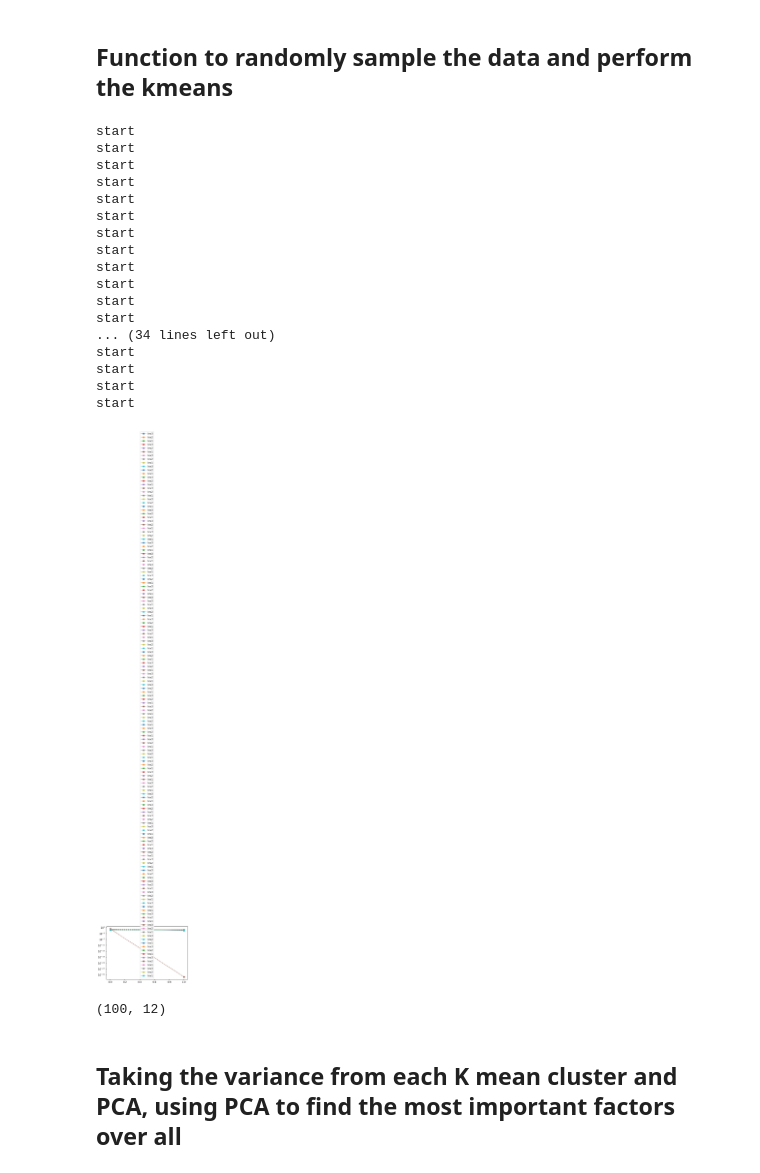
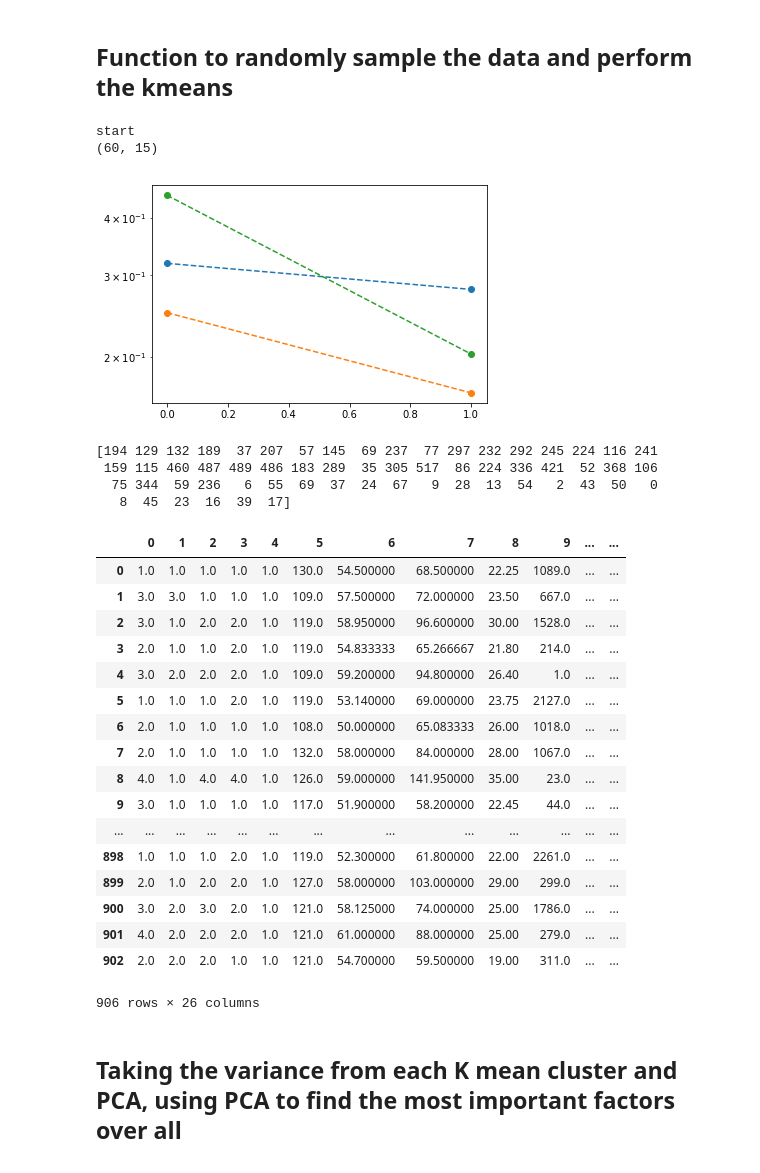
Before and after one commit to grace-shearrer/ABCD, a Jupyter notebook: uhKmeans_func.ipynb, the cells around one changed output. Cells and saved outputs as stored; diff of their text form; code cells hidden in the pictures.

Commit message:
adding data frame stuff

```diff
--- a/uhKmeans_func.ipynb
+++ b/uhKmeans_func.ipynb
@@ -239,6 +239,7 @@ def random_selct(DATA,i):
     ###########################################
     comb_data = np.column_stack((data, kmeans.fit_predict(data)))#makes first column the index value
     full_data = np.column_stack((indexes, comb_data))#makes first column the index value
+    full_data = np.column_stack((full_data,labels))
     comb_dictr = {}
     '''
     seperating the data based on the fit predict value (found right above)
@@ -268,7 +269,7 @@ def random_selct(DATA,i):
         PCA_final[key] = coef
 
         plt.semilogy(PCA_dict[key].explained_variance_ratio_, '--o', label = '%s'%key)
-    plt.legend()
+#     plt.legend()
 
 
 
@@ -327,7 +328,7 @@ def main(i):
 'anthro_waist_cm',
 'hormone_scr_dhea_mean',
 'hormone_scr_hse_mean',
-'hormone_scr_ert_mean', 'labels_pred']
+'hormone_scr_ert_mean', 'labels_pred','labels_true']
 
     Clusters = []
     Cluster_space = []
@@ -377,9 +378,10 @@ def main(i):
     All_var_ratio = Var_ratio
     All_data = np.vstack(Full_data)
 
-#     All_data=pd.DataFrame(data=All_data[1:,1:],index=All_data[1:,0], columns= names)
-#    New_names = ['mean','true_labels']
-#    New_data=np.vstack((All_index, All_labels))
+    print(All_data.shape)
+    All_data=pd.DataFrame(data=All_data[1:,1:],index=All_data[1:,0], columns= names)
+#     New_names = ['mean','true_labels']
+#     New_data=np.vstack((All_index, All_labels))
 #     New_data=New_data.transpose()
 #     New_data=pd.DataFrame(data=New_data[1:,1:],index=New_data[1:,0],columns = New_names)
 
@@ -388,35 +390,45 @@ def main(i):
             All_data, names,
            All_lev1Ratio, All_lev2Ratio, All_lev3Ratio)
 # %%
-All_clust ,All_clust_space,All_labels , All_index, All_comp, All_var_ratio,All_data, names, All_lev1Ratio, All_lev2Ratio, All_lev3Ratio = main(50)
+All_clust ,All_clust_space,All_labels , All_index, All_comp, All_var_ratio,All_data, names, All_lev1Ratio, All_lev2Ratio, All_lev3Ratio = main(1)
 # %% [output]
 start
-start
-start
-start
-start
-start
-start
-start
-start
-start
-start
-start
-... (34 lines left out)
-start
-start
-start
-start
+(60, 15)
-[figure, old version]
+[figure, new version]
 # %%
-#transformed_values
+testData = pd.DataFrame(data = transformed_values)
+
+total = pd.merge(testData, All_data, left_index = True, right_index = True,how = 'left')
+print(All_index)
 # comb_data = np.column_stack((indexes, transformed_values))#makes first column the index value
 # comb_data = np.column_stack((comb_data, kmeans.fit_predict(data)))
 # pd.DataFrame(data=transformed[1:,1:],index=All_data[1:,0], columns= names)
+# %% [output]
+[194 129 132 189  37 207  57 145  69 237  77 297 232 292 245 224 116 241
+ 159 115 460 487 489 486 183 289  35 305 517  86 224 336 421  52 368 106
+  75 344  59 236   6  55  69  37  24  67   9  28  13  54   2  43  50   0
+   8  45  23  16  39  17]
-# %%
-All_lev1Ratio.shape
-# %% [output]
-(100, 12)
+# %%
+total
+# %% [output]
+|  | 0 | 1 | 2 | 3 | 4 | 5 | 6 | 7 | 8 | 9 | ... | ... |
+| 0 | 1.0 | 1.0 | 1.0 | 1.0 | 1.0 | 130.0 | 54.500000 | 68.500000 | 22.25 | 1089.0 | ... | ... |
+| 1 | 3.0 | 3.0 | 1.0 | 1.0 | 1.0 | 109.0 | 57.500000 | 72.000000 | 23.50 | 667.0 | ... | ... |
+| 2 | 3.0 | 1.0 | 2.0 | 2.0 | 1.0 | 119.0 | 58.950000 | 96.600000 | 30.00 | 1528.0 | ... | ... |
+| 3 | 2.0 | 1.0 | 1.0 | 2.0 | 1.0 | 119.0 | 54.833333 | 65.266667 | 21.80 | 214.0 | ... | ... |
+| 4 | 3.0 | 2.0 | 2.0 | 2.0 | 1.0 | 109.0 | 59.200000 | 94.800000 | 26.40 | 1.0 | ... | ... |
+| 5 | 1.0 | 1.0 | 1.0 | 2.0 | 1.0 | 119.0 | 53.140000 | 69.000000 | 23.75 | 2127.0 | ... | ... |
+| 6 | 2.0 | 1.0 | 1.0 | 1.0 | 1.0 | 108.0 | 50.000000 | 65.083333 | 26.00 | 1018.0 | ... | ... |
+| 7 | 2.0 | 1.0 | 1.0 | 1.0 | 1.0 | 132.0 | 58.000000 | 84.000000 | 28.00 | 1067.0 | ... | ... |
+| 8 | 4.0 | 1.0 | 4.0 | 4.0 | 1.0 | 126.0 | 59.000000 | 141.950000 | 35.00 | 23.0 | ... | ... |
+| 9 | 3.0 | 1.0 | 1.0 | 1.0 | 1.0 | 117.0 | 51.900000 | 58.200000 | 22.45 | 44.0 | ... | ... |
+| ... | ... | ... | ... | ... | ... | ... | ... | ... | ... | ... | ... | ... |
+| 898 | 1.0 | 1.0 | 1.0 | 2.0 | 1.0 | 119.0 | 52.300000 | 61.800000 | 22.00 | 2261.0 | ... | ... |
+| 899 | 2.0 | 1.0 | 2.0 | 2.0 | 1.0 | 127.0 | 58.000000 | 103.000000 | 29.00 | 299.0 | ... | ... |
+| 900 | 3.0 | 2.0 | 3.0 | 2.0 | 1.0 | 121.0 | 58.125000 | 74.000000 | 25.00 | 1786.0 | ... | ... |
+| 901 | 4.0 | 2.0 | 2.0 | 2.0 | 1.0 | 121.0 | 61.000000 | 88.000000 | 25.00 | 279.0 | ... | ... |
+| 902 | 2.0 | 2.0 | 2.0 | 1.0 | 1.0 | 121.0 | 54.700000 | 59.500000 | 19.00 | 311.0 | ... | ... |
+906 rows × 26 columns
 # %% [markdown]
 ## Taking the variance from each K mean cluster and PCA, using PCA to find the most important factors over all
 # %%
```
